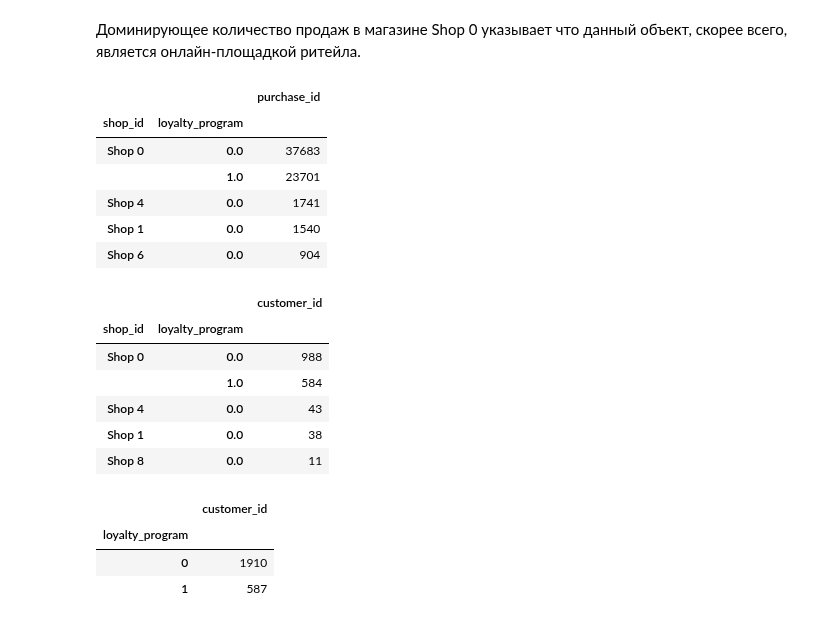
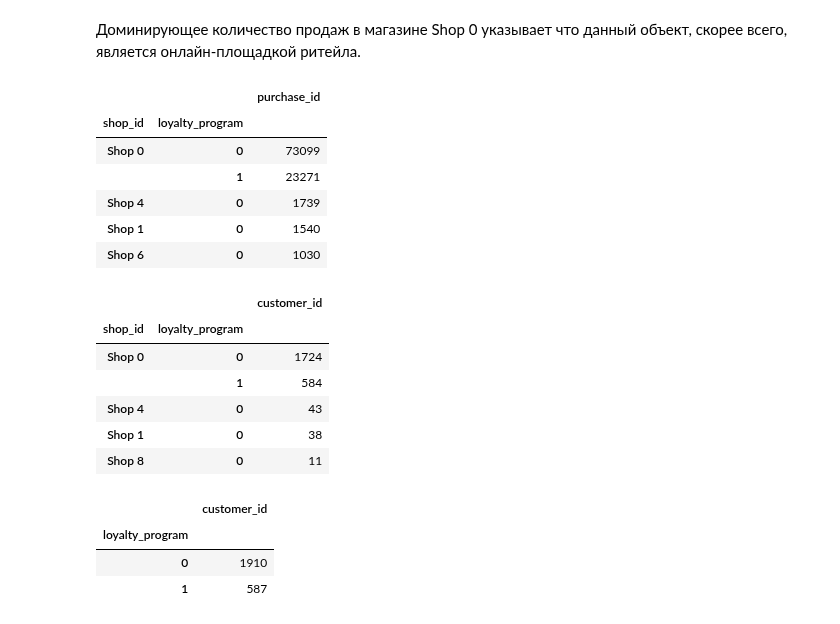
Before and after one commit to akirionenko/senior_progect, a Jupyter notebook: senior_project_1.ipynb, the cells around one changed output. Saved outputs shown, nothing was run; the diff lists cells and outputs as text; code cells hidden in the pictures.

```diff
--- a/senior_project_1.ipynb
+++ b/senior_project_1.ipynb
@@ -265,26 +252,26 @@ plt.xticks(rotation=45);
 Доминирующее количество продаж в магазине Shop 0 указывает что данный объект, скорее всего, является онлайн-площадкой ритейла.
 # %%
 #проверим пристствие обоих групп лояльности
-retail_cut.groupby(['shop_id','loyalty_program']).agg({'purchase_id':'count'}).sort_values(by='purchase_id', ascending=False).head()
+retail.groupby(['shop_id','loyalty_program']).agg({'purchase_id':'count'}).sort_values(by='purchase_id', ascending=False).head()
 # %% [output]
 |  |  | purchase_id |
 | shop_id | loyalty_program |  |
-| Shop 0 | 0.0 | 37683 |
-|  | 1.0 | 23701 |
-| Shop 4 | 0.0 | 1741 |
-| Shop 1 | 0.0 | 1540 |
-| Shop 6 | 0.0 | 904 |
+| Shop 0 | 0 | 73099 |
+|  | 1 | 23271 |
+| Shop 4 | 0 | 1739 |
+| Shop 1 | 0 | 1540 |
+| Shop 6 | 0 | 1030 |
 # %%
 #
-retail_cut.groupby(['shop_id', 'loyalty_program']).agg({'customer_id':'nunique'}).sort_values(by='customer_id', ascending=False).head()
+retail.groupby(['shop_id', 'loyalty_program']).agg({'customer_id':'nunique'}).sort_values(by='customer_id', ascending=False).head()
 # %% [output]
 |  |  | customer_id |
 | shop_id | loyalty_program |  |
-| Shop 0 | 0.0 | 988 |
-|  | 1.0 | 584 |
-| Shop 4 | 0.0 | 43 |
-| Shop 1 | 0.0 | 38 |
-| Shop 8 | 0.0 | 11 |
+| Shop 0 | 0 | 1724 |
+|  | 1 | 584 |
+| Shop 4 | 0 | 43 |
+| Shop 1 | 0 | 38 |
+| Shop 8 | 0 | 11 |
 # %%
 #построим столбчатую диаграмму
 #plt.figure(figsize=(14, 7))
```
Also changed, not shown: parts of 5 cells of this notebook.
